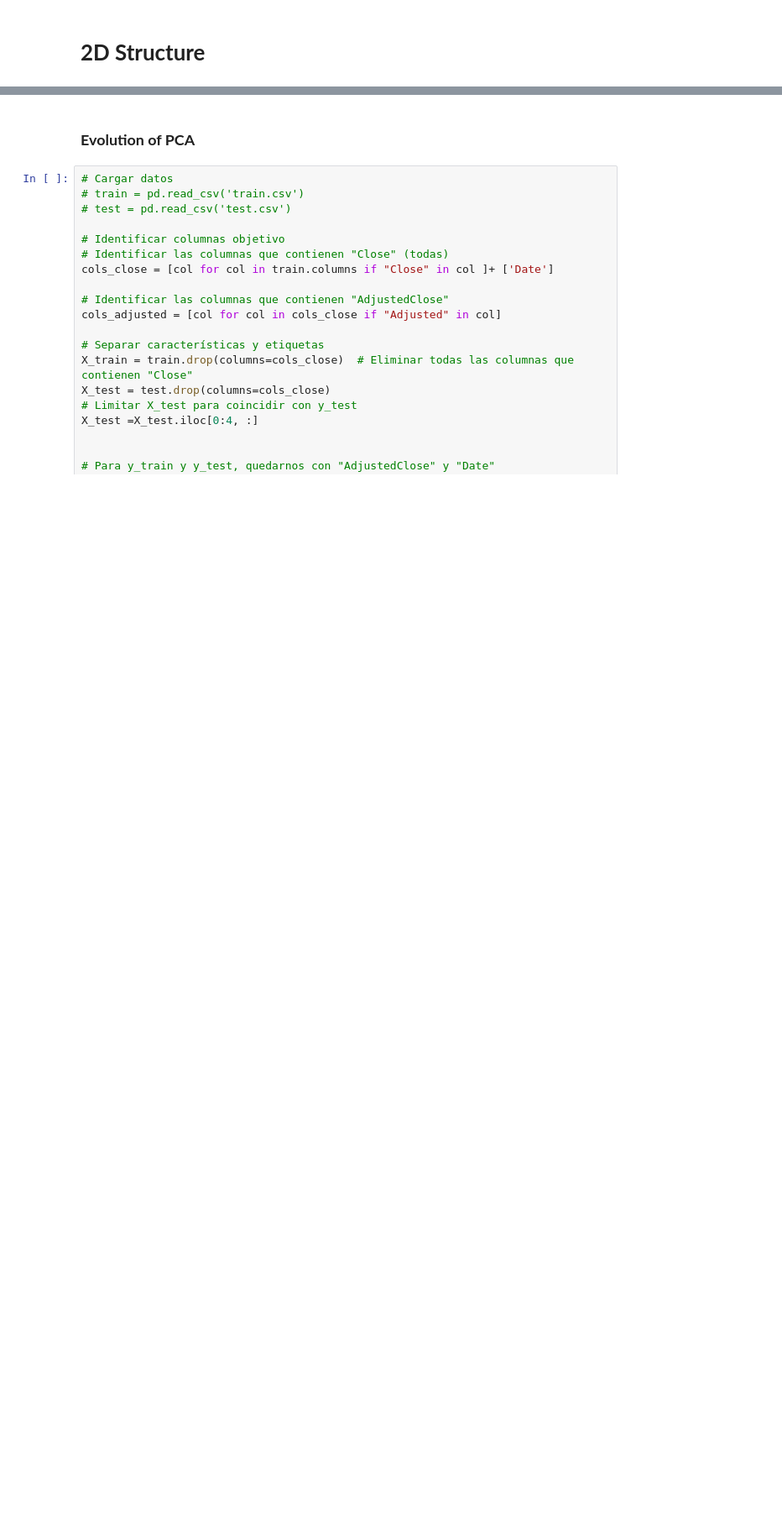
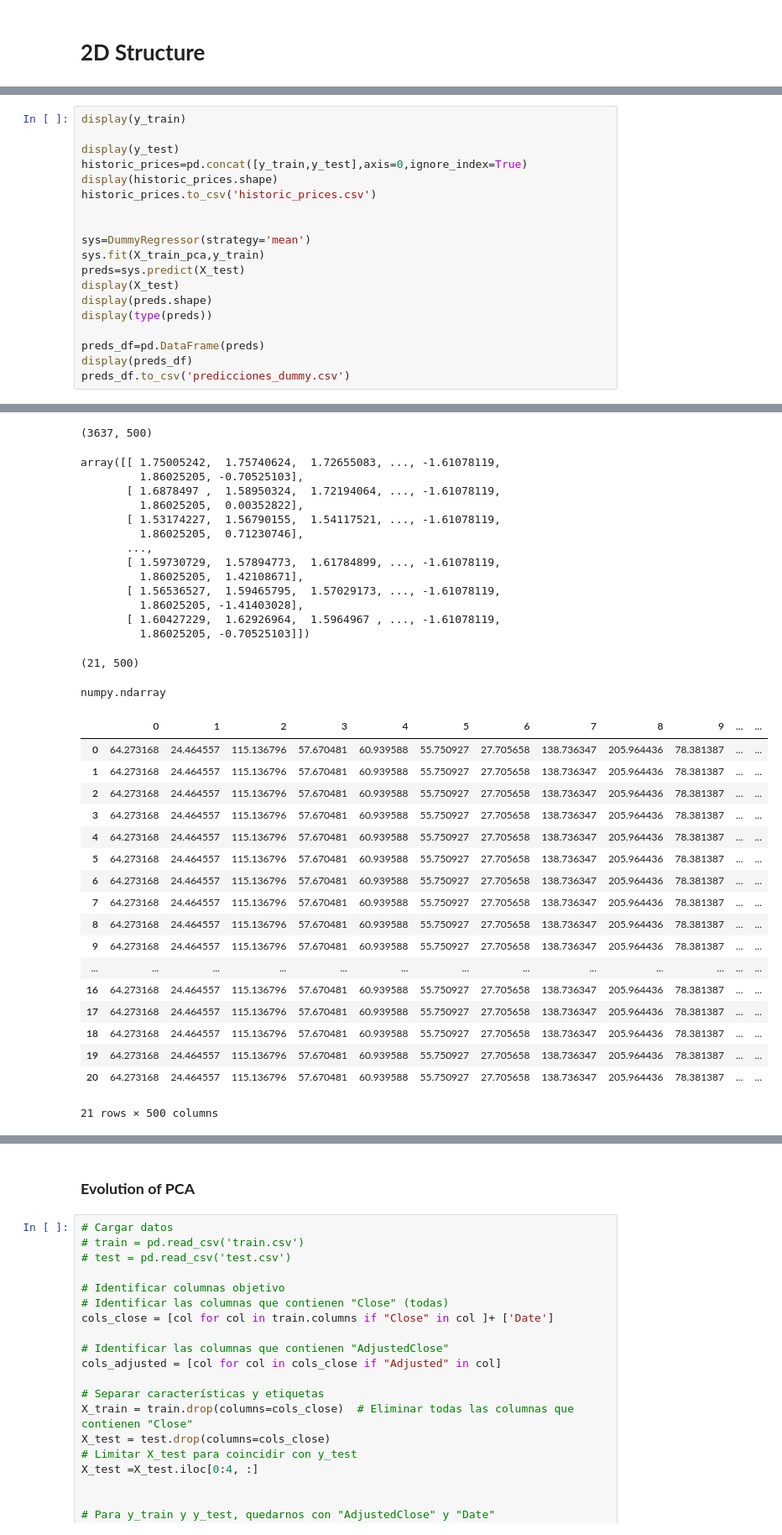
Before and after one commit to alfredofdlv/Proyect2_LABIACD, a Jupyter notebook: Notebook.ipynb, the cells around one changed output, grey strips where cells are left out. Shown at 84% size. Drawn from its saved outputs; the diff is of its cells as text; blank space fills up the shorter version.

```diff
--- a/Notebook.ipynb
+++ b/Notebook.ipynb
@@ -337,0 +734,20 @@ test = test.loc[:, ~test.columns.str.contains('^Unnamed')]
+# %%
+display(y_train)
+
+display(y_test)
+historic_prices=pd.concat([y_train,y_test],axis=0,ignore_index=True)
+display(historic_prices.shape)
+historic_prices.to_csv('historic_prices.csv')
+
+
+sys=DummyRegressor(strategy='mean')
+sys.fit(X_train_pca,y_train)
+preds=sys.predict(X_test)
+display(X_test)
+display(preds.shape)
+display(type(preds))
+
+preds_df=pd.DataFrame(preds)
+display(preds_df)
+preds_df.to_csv('predicciones_dummy.csv')
+# %% [output]
@@ -338 +785,35 @@ test = test.loc[:, ~test.columns.str.contains('^Unnamed')]
+(3637, 500)
+array([[ 1.75005242,  1.75740624,  1.72655083, ..., -1.61078119,
+         1.86025205, -0.70525103],
+       [ 1.6878497 ,  1.58950324,  1.72194064, ..., -1.61078119,
+         1.86025205,  0.00352822],
+       [ 1.53174227,  1.56790155,  1.54117521, ..., -1.61078119,
+         1.86025205,  0.71230746],
+       ...,
+       [ 1.59730729,  1.57894773,  1.61784899, ..., -1.61078119,
+         1.86025205,  1.42108671],
+       [ 1.56536527,  1.59465795,  1.57029173, ..., -1.61078119,
+         1.86025205, -1.41403028],
+       [ 1.60427229,  1.62926964,  1.5964967 , ..., -1.61078119,
+         1.86025205, -0.70525103]])
+(21, 500)
+numpy.ndarray
+|  | 0 | 1 | 2 | 3 | 4 | 5 | 6 | 7 | 8 | 9 | ... | ... |
+| 0 | 64.273168 | 24.464557 | 115.136796 | 57.670481 | 60.939588 | 55.750927 | 27.705658 | 138.736347 | 205.964436 | 78.381387 | ... | ... |
+| 1 | 64.273168 | 24.464557 | 115.136796 | 57.670481 | 60.939588 | 55.750927 | 27.705658 | 138.736347 | 205.964436 | 78.381387 | ... | ... |
+| 2 | 64.273168 | 24.464557 | 115.136796 | 57.670481 | 60.939588 | 55.750927 | 27.705658 | 138.736347 | 205.964436 | 78.381387 | ... | ... |
+| 3 | 64.273168 | 24.464557 | 115.136796 | 57.670481 | 60.939588 | 55.750927 | 27.705658 | 138.736347 | 205.964436 | 78.381387 | ... | ... |
+| 4 | 64.273168 | 24.464557 | 115.136796 | 57.670481 | 60.939588 | 55.750927 | 27.705658 | 138.736347 | 205.964436 | 78.381387 | ... | ... |
+| 5 | 64.273168 | 24.464557 | 115.136796 | 57.670481 | 60.939588 | 55.750927 | 27.705658 | 138.736347 | 205.964436 | 78.381387 | ... | ... |
+| 6 | 64.273168 | 24.464557 | 115.136796 | 57.670481 | 60.939588 | 55.750927 | 27.705658 | 138.736347 | 205.964436 | 78.381387 | ... | ... |
+| 7 | 64.273168 | 24.464557 | 115.136796 | 57.670481 | 60.939588 | 55.750927 | 27.705658 | 138.736347 | 205.964436 | 78.381387 | ... | ... |
+| 8 | 64.273168 | 24.464557 | 115.136796 | 57.670481 | 60.939588 | 55.750927 | 27.705658 | 138.736347 | 205.964436 | 78.381387 | ... | ... |
+| 9 | 64.273168 | 24.464557 | 115.136796 | 57.670481 | 60.939588 | 55.750927 | 27.705658 | 138.736347 | 205.964436 | 78.381387 | ... | ... |
+| ... | ... | ... | ... | ... | ... | ... | ... | ... | ... | ... | ... | ... |
+| 16 | 64.273168 | 24.464557 | 115.136796 | 57.670481 | 60.939588 | 55.750927 | 27.705658 | 138.736347 | 205.964436 | 78.381387 | ... | ... |
+| 17 | 64.273168 | 24.464557 | 115.136796 | 57.670481 | 60.939588 | 55.750927 | 27.705658 | 138.736347 | 205.964436 | 78.381387 | ... | ... |
+| 18 | 64.273168 | 24.464557 | 115.136796 | 57.670481 | 60.939588 | 55.750927 | 27.705658 | 138.736347 | 205.964436 | 78.381387 | ... | ... |
+| 19 | 64.273168 | 24.464557 | 115.136796 | 57.670481 | 60.939588 | 55.750927 | 27.705658 | 138.736347 | 205.964436 | 78.381387 | ... | ... |
+| 20 | 64.273168 | 24.464557 | 115.136796 | 57.670481 | 60.939588 | 55.750927 | 27.705658 | 138.736347 | 205.964436 | 78.381387 | ... | ... |
+21 rows × 500 columns
 # %% [markdown]
```
Also changed, not shown: parts of 46 cells of this notebook, 4 other files.
